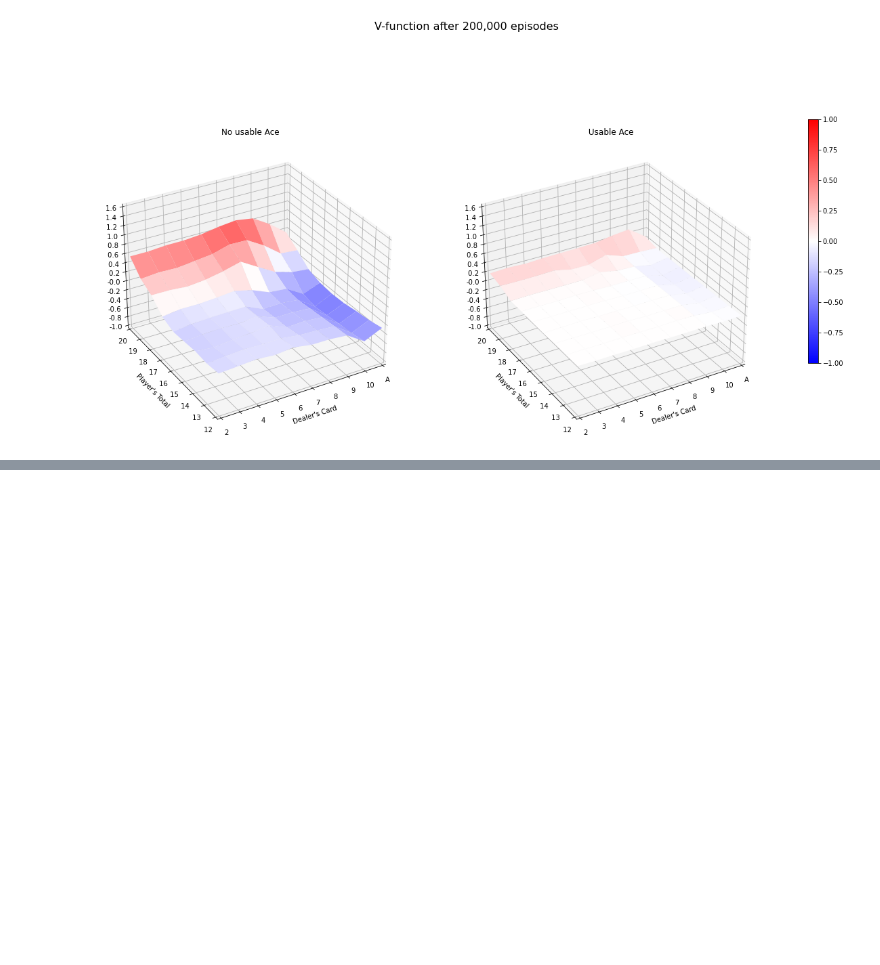
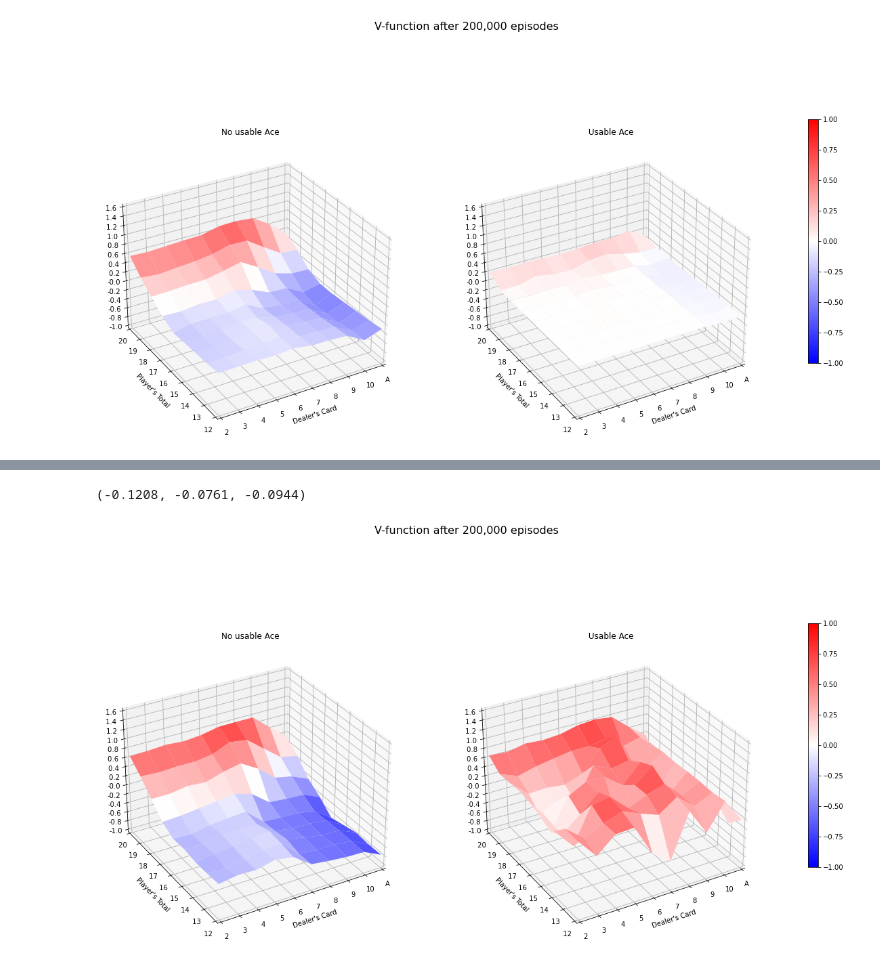
Before and after one commit to Xavi-Linux/Fatjack, a Jupyter notebook: TemporalDifference.ipynb, the cells around one changed output, grey strips where cells are left out. Drawn from its saved outputs; the diff is of its cells as text; code cells hidden in the pictures; blank space fills up the shorter version.

```diff
--- a/TemporalDifference.ipynb
+++ b/TemporalDifference.ipynb
@@ -605,0 +673,8 @@ plot_policy(policy_table, 'Policy after {:,.0f} episodes'.format(EPISODES));
+# %%
+results[0], results[19], results[-1]
+# %% [output]
+(-0.1208, -0.0761, -0.0944)
+# %%
+plot_v_func(np.amax(sarsa_lambda.table, axis=3), 'V-function after {:,.0f} episodes'.format(EPISODES));
+# %% [output]
+[figure, added]
```
Also changed, not shown: parts of 36 cells of this notebook.
